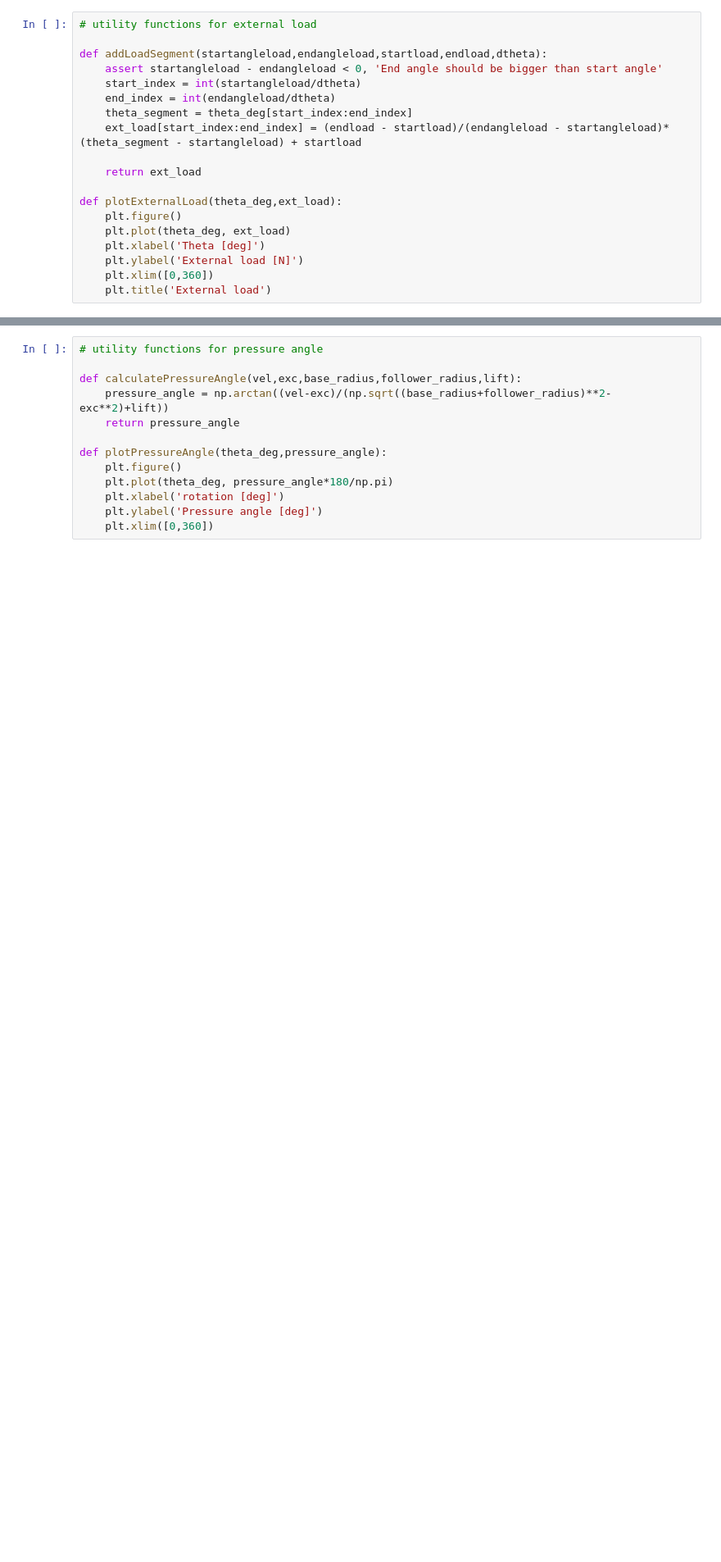
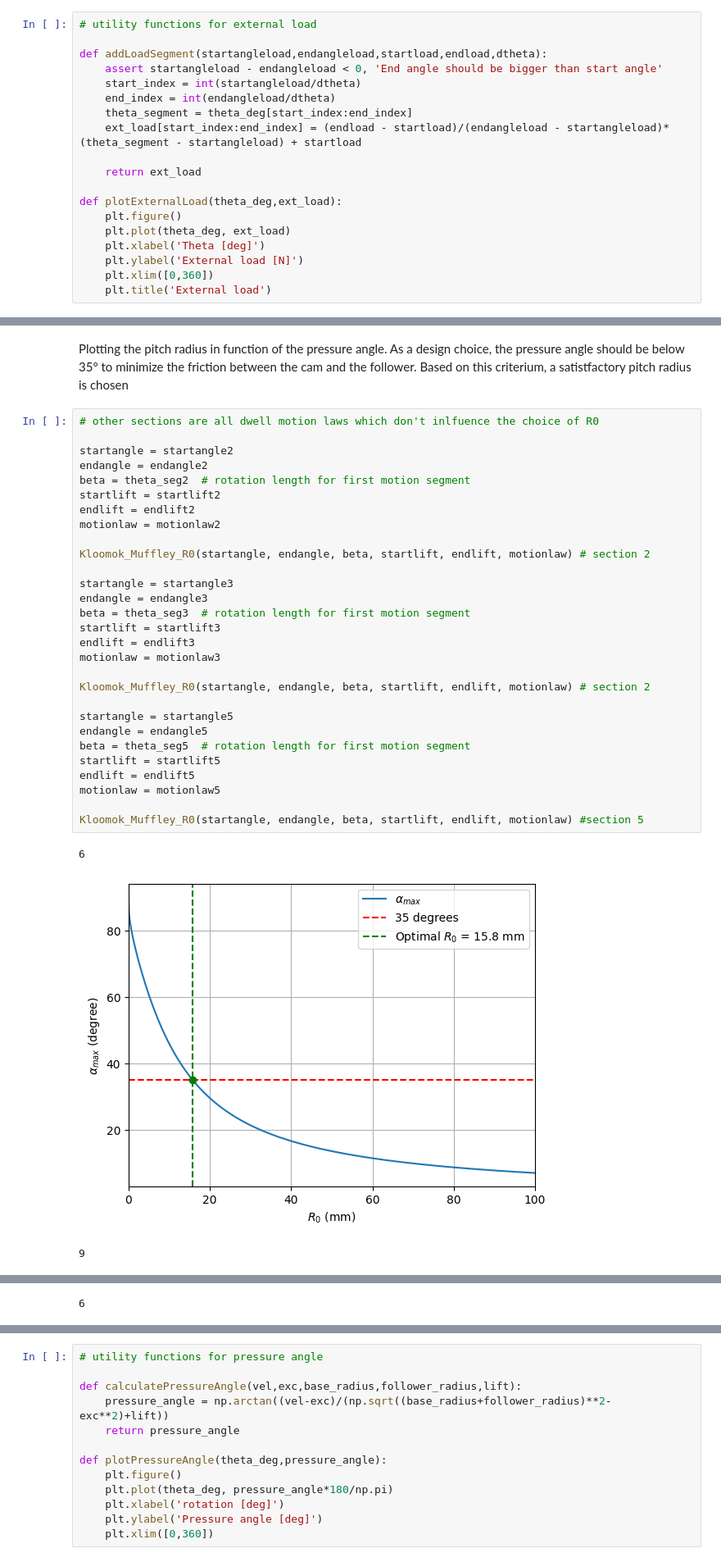
Before and after one commit to Vermizzi/Project_Bewegingen_TriVik, a Jupyter notebook: Tristan_Notebook.ipynb, the cells around one changed output, grey strips where cells are left out. Shown at 82% size. Cells and saved outputs as stored; diff of their text form; blank space fills up the shorter version.

```diff
--- a/Tristan_Notebook.ipynb
+++ b/Tristan_Notebook.ipynb
@@ -843 +1081,36 @@ def Kloomok_Muffley_follower_radius(R0,span,startlift,endlift,motionlaw):
     plt.show()
+# %% [markdown]
+Plotting the pitch radius in function of the pressure angle. As a design choice, the pressure angle should be below 35° to minimize the friction between the cam and the follower. Based on this criterium, a satistfactory pitch radius is chosen
+# %%
+# other sections are all dwell motion laws which don't inlfuence the choice of R0
+
+startangle = startangle2
+endangle = endangle2
+beta = theta_seg2  # rotation length for first motion segment
+startlift = startlift2
+endlift = endlift2
+motionlaw = motionlaw2
+
+Kloomok_Muffley_R0(startangle, endangle, beta, startlift, endlift, motionlaw) # section 2
+
+startangle = startangle3
+endangle = endangle3
+beta = theta_seg3  # rotation length for first motion segment
+startlift = startlift3
+endlift = endlift3
+motionlaw = motionlaw3
+
+Kloomok_Muffley_R0(startangle, endangle, beta, startlift, endlift, motionlaw) # section 2
+
+startangle = startangle5
+endangle = endangle5
+beta = theta_seg5  # rotation length for first motion segment
+startlift = startlift5
+endlift = endlift5
+motionlaw = motionlaw5
+
+Kloomok_Muffley_R0(startangle, endangle, beta, startlift, endlift, motionlaw) #section 5
+# %% [output]
+6
+[figure, added]
+9
@@ -843,0 +1118 @@ def Kloomok_Muffley_follower_radius(R0,span,startlift,endlift,motionlaw):
+6
```
Also changed, not shown: parts of 28 cells of this notebook.
